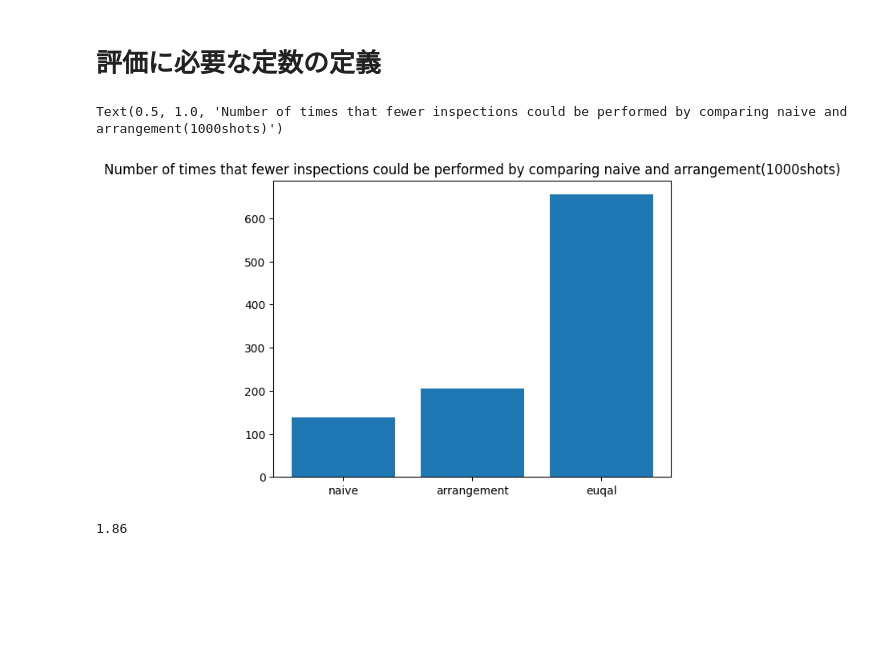
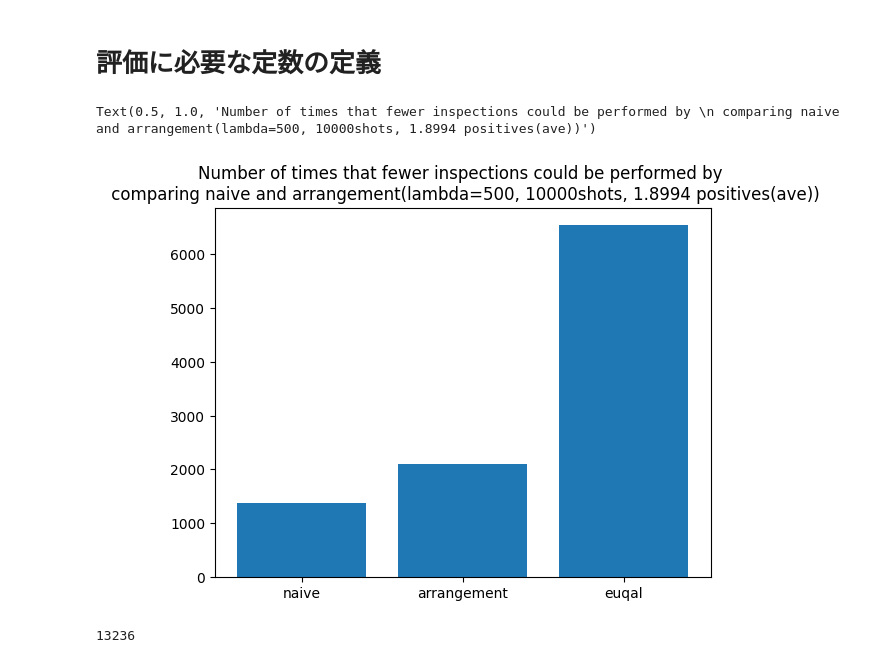
Before and after one commit to iGEM-TokyoTech/2023-Software-3D-PCR, a Jupyter notebook: notebooks/evaluation.ipynb, the cells around one changed output. Cells and saved outputs as stored; diff of their text form; code cells hidden in the pictures; blank space fills up the shorter version.

```diff
--- a/notebooks/evaluation.ipynb
+++ b/notebooks/evaluation.ipynb
@@ -14,9 +14,12 @@ lambda_param = 500
 # %% [markdown]
 # 評価に必要な定数の定義
 # %%
-shot_num = 1000
-res = dict(naive=[], arranged=[], equal=[])
+shot_num = 10000
+res = dict(naive=0, arranged=0, equal=0)
+log_naive = []
+log_arrangement = []
 positive_num = []
+np.random.seed(0)
 # %%
 for _ in range(shot_num):
     arr = np.random.exponential(scale=1/lambda_param, size=(12, 8, 10))
@@ -55,24 +58,24 @@ for _ in range(shot_num):
     arranged_retest = len(c_x) * len(c_y) * len(c_z)
 
     if retest > arranged_retest:
-        # d['arranged'] += 1
-        res['arranged'].append(arranged_retest)
+        res['arranged'] += 1
     elif retest < arranged_retest:
-        res['naive'].append(retest)
+        res['naive'] += 1
     else:
-        res['equal'].append(arranged_retest)
+        res['equal'] += 1
+    log_naive.append(retest)
+    log_arrangement.append(arranged_retest)
 
     positive_num.append(len(positives))
-
-res_value = [len(res['naive']), len(res['arranged']), len(res['equal'])]
 # %%
 fig, ax = plt.subplots()
-ax.bar(['naive', 'arrangement', 'euqal'], res_value)
-ax.set_title(f'Number of times that fewer inspections could be performed by comparing naive and arrangement({shot_num}shots)')
+ax.bar(['naive', 'arrangement', 'euqal'], list(res.values()))
+ax.set_title(f'Number of times that fewer inspections could be performed by \
+\n comparing naive and arrangement(lambda={lambda_param}, {shot_num}shots, {sum(positive_num)/shot_num} positives(ave))')
 # %% [output]
-Text(0.5, 1.0, 'Number of times that fewer inspections could be performed by comparing naive and arrangement(1000shots)')
+Text(0.5, 1.0, 'Number of times that fewer inspections could be performed by \n comparing naive and arrangement(lambda=500, 10000shots, 1.8994 positives(ave))')
-[figure, old version]
+[figure, new version]
-# %%
-sum(positive_num)/shot_num
-# %% [output]
-1.86
+# %%
+sum(log_naive) - sum(log_arrangement)
+# %% [output]
+13236
```
